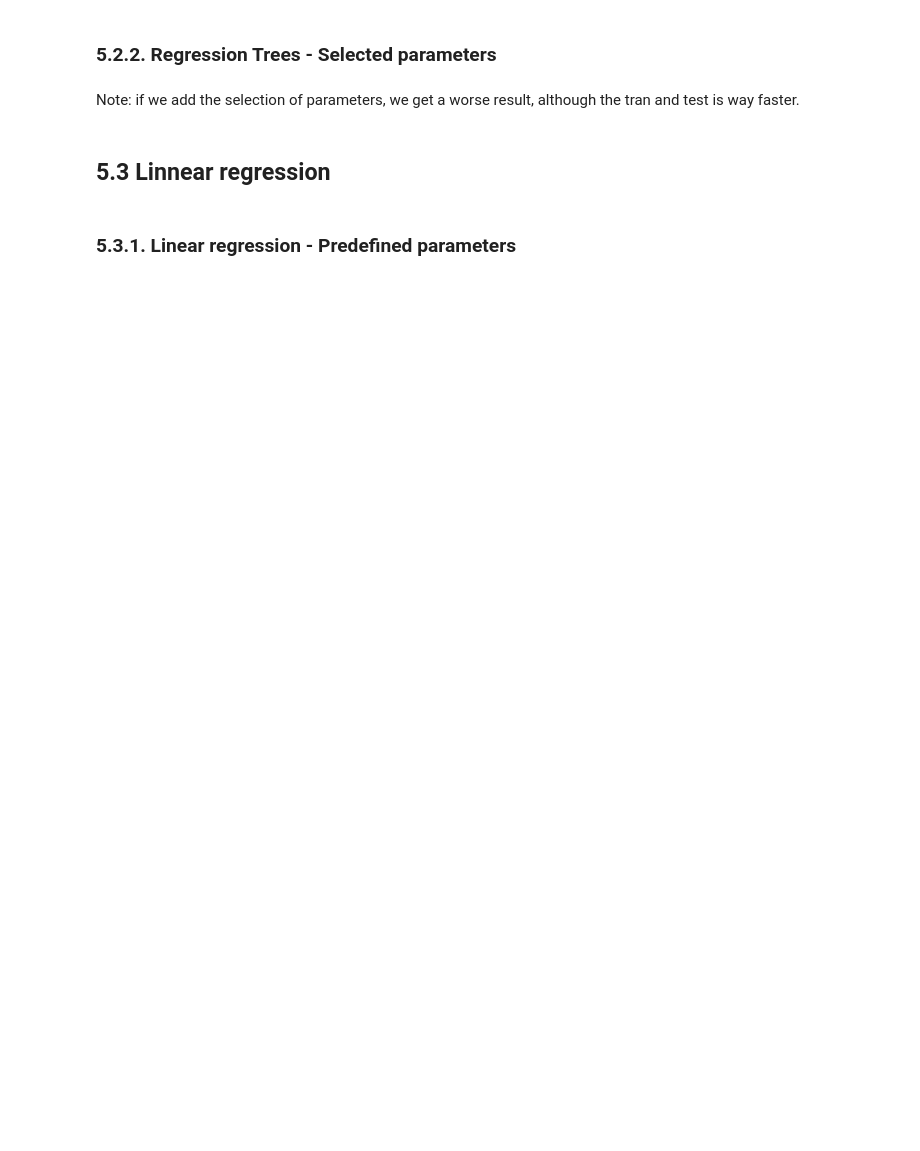
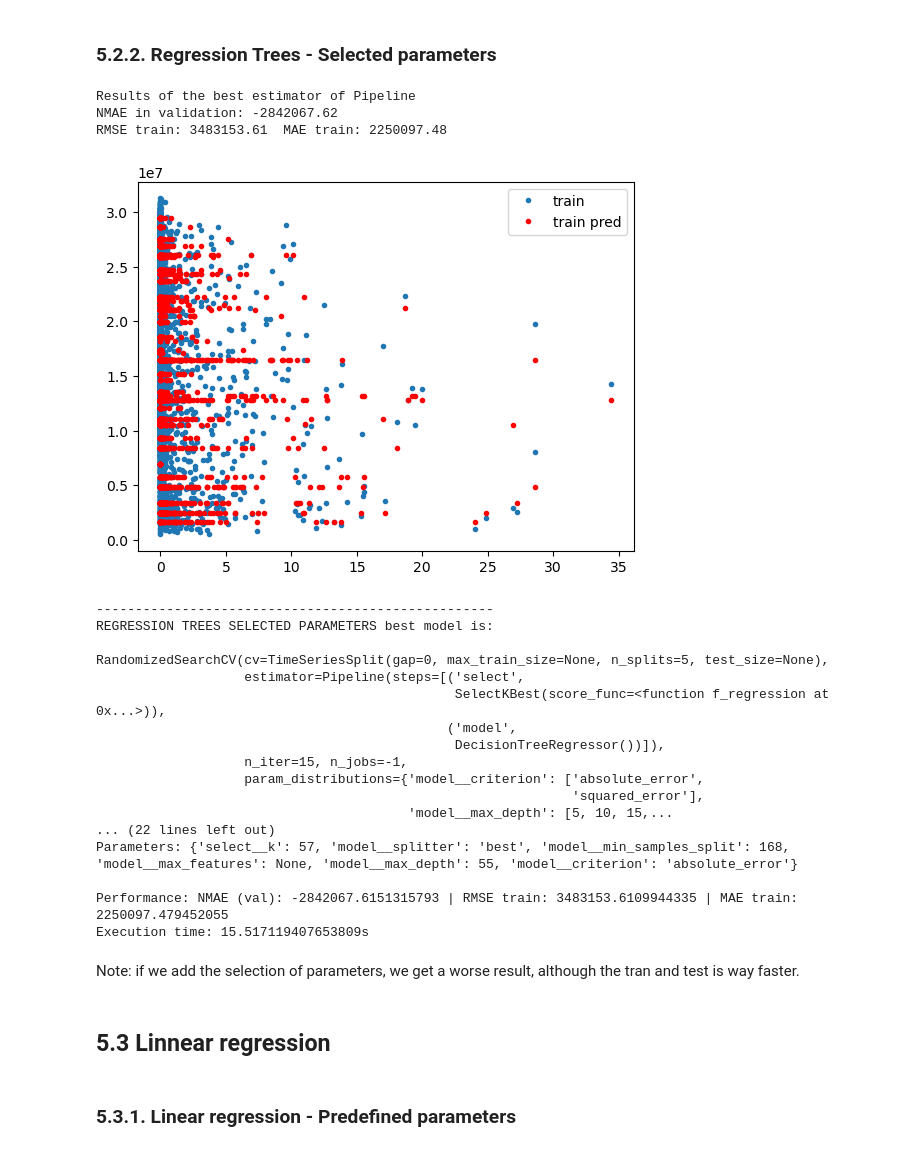
Before and after one commit to carlosiborra/AMS-2013-2014-Solar-Energy-Prediction-Contest, a Jupyter notebook: code/model.ipynb, the cells around one changed output. Cells and saved outputs as stored; diff of their text form; code cells hidden in the pictures; blank space fills up the shorter version.

```diff
--- a/code/model.ipynb
+++ b/code/model.ipynb
@@ -737,38 +819,60 @@ pipeline = Pipeline(
 )
 
 param_grid = {
     "model__criterion": ["absolute_error", "squared_error"],
     "model__splitter": ["best", "random"],
     "model__max_depth": list(range(5, 60, 5)),
     "model__min_samples_split": list(range(5, 200)),
     "model__max_features": ["sqrt", "log2", None],
     "select__k": list(range(1, X_train.shape[1] + 1)),
 }
 
 # We use TimeSeriesSplit to split the data in folds without losing the temporal order
-regr = RandomizedSearchCV(
+model = RandomizedSearchCV(
     pipeline,
     param_grid,
     scoring="neg_mean_absolute_error",
     cv=TimeSeriesSplit(n_splits),
     n_iter=budget,
     n_jobs=-1,
 )
 
 start_time = time.time()
-regr.fit(X=X_train, y=y_train)
+model.fit(X=X_train, y=y_train)
 end_time = time.time()
 
 total_time = end_time - start_time
 
 score = train_and_test(
-    regr.best_estimator_, X_train, y_train, X_test, y_test
-)  # We train and test the model another time to get the final score (with the best parameters)
+    model.best_estimator_, model.best_score_, X_train, y_train
+)
 
 results["RegTrees_select"] = score
 times["RegTrees_select"] = total_time
 
-print_results("REGRESSION TREES SELECTED PARAMETERS", regr, score, total_time)
+print_results("REGRESSION TREES SELECTED PARAMETERS", model, model.best_score_, score, total_time)
+# %% [output]
+Results of the best estimator of Pipeline
+NMAE in validation: -2842067.62
+RMSE train: 3483153.61  MAE train: 2250097.48
+[figure, added]
+---------------------------------------------------
+REGRESSION TREES SELECTED PARAMETERS best model is:
+
+RandomizedSearchCV(cv=TimeSeriesSplit(gap=0, max_train_size=None, n_splits=5, test_size=None),
+                   estimator=Pipeline(steps=[('select',
+                                              SelectKBest(score_func=<function f_regression at 0x...>)),
+                                             ('model',
+                                              DecisionTreeRegressor())]),
+                   n_iter=15, n_jobs=-1,
+                   param_distributions={'model__criterion': ['absolute_error',
+                                                             'squared_error'],
+                                        'model__max_depth': [5, 10, 15,...
+... (22 lines left out)
+Parameters: {'select__k': 57, 'model__splitter': 'best', 'model__min_samples_split': 168, 'model__max_features': None, 'model__max_depth': 55, 'model__criterion': 'absolute_error'}
+
+Performance: NMAE (val): -2842067.6151315793 | RMSE train: 3483153.6109944335 | MAE train: 2250097.479452055
+Execution time: 15.517119407653809s
 # %% [markdown]
 Note: if we add the selection of parameters, we get a worse result, although the tran and test is way faster.
 # %% [markdown]
```
Also changed, not shown: parts of 15 cells of this notebook, 2 other files.
